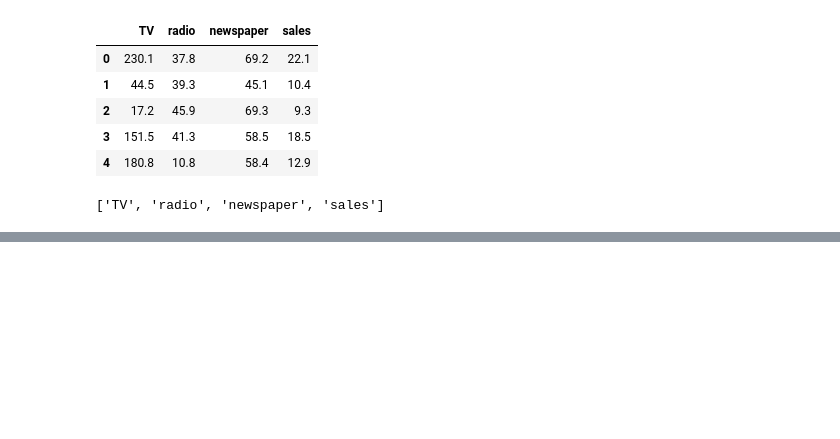
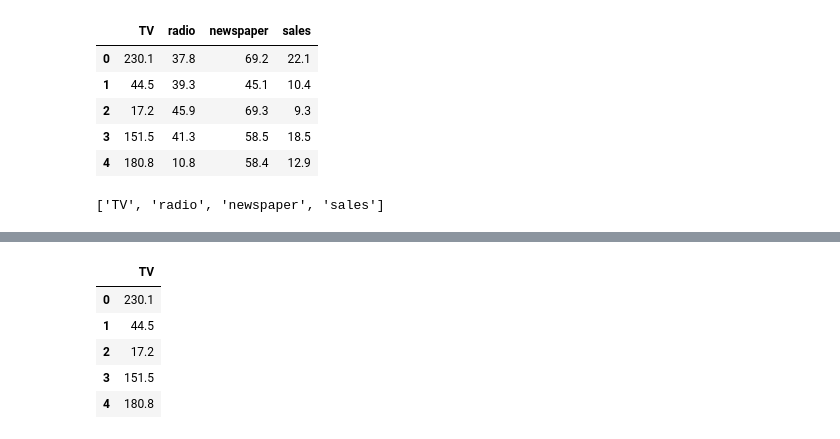
Before and after one commit to shreeshreeya69-crypto/simple-linear-regression-ybi, a Jupyter notebook: Simple_Linear_Regression_YBI.ipynb, the cells around one changed output, grey strips where cells are left out. Drawn from its saved outputs; the diff is of its cells as text; code cells hidden in the pictures; blank space fills up the shorter version.

```diff
--- a/Simple_Linear_Regression_YBI.ipynb
+++ b/Simple_Linear_Regression_YBI.ipynb
@@ -500,0 +502,10 @@ print(df.columns.tolist())
+# %%
+import pandas as pd
+
+url = "https://raw.githubusercontent.com/shreeshreeya69-crypto/simple-linear-regression-ybi/main/Advertising.csv"
+
+df = pd.read_csv(url)
+
+df = df.drop(columns=['Unnamed: 0'])
+
+df.head()
@@ -500,0 +519,12 @@ print(df.columns.tolist())
+# %%
+X = df[['TV']]
+y = df['sales']
+# %%
+X.head()
+# %% [output]
+|  | TV |
+| 0 | 230.1 |
+| 1 | 44.5 |
+| 2 | 17.2 |
+| 3 | 151.5 |
+| 4 | 180.8 |
```
Also changed, not shown: parts of 7 cells of this notebook.
